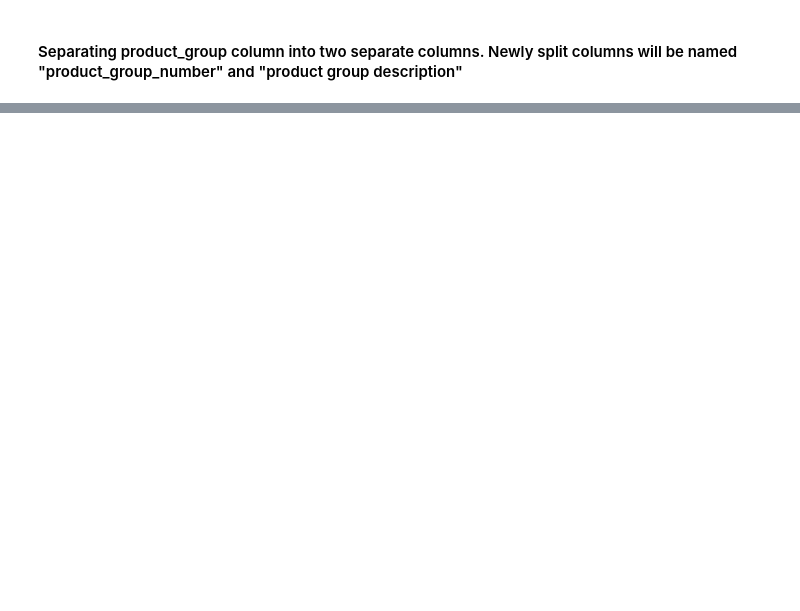
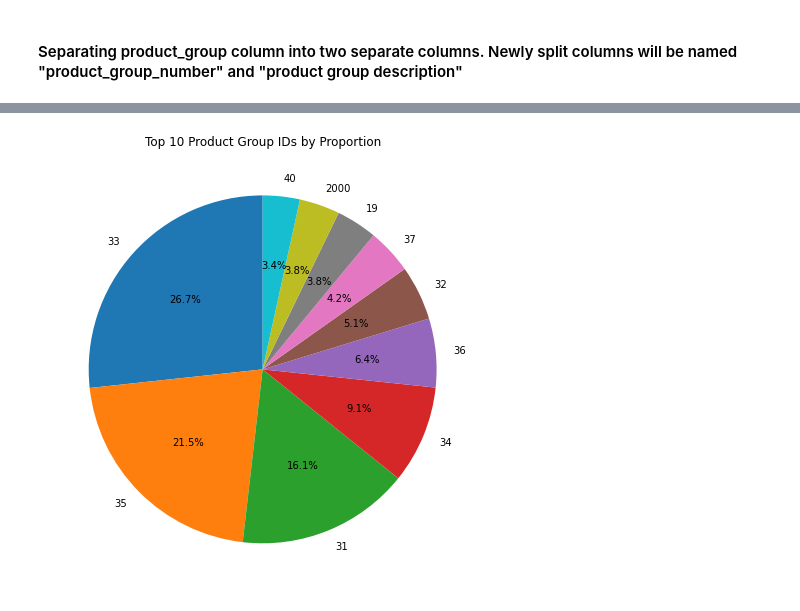
Before and after one commit to aleksandarkling/OBETAWarehousingAnalyticsProject, a Jupyter notebook: Step 1 - Preparing Data/product_data.ipynb, the cells around one changed output, grey strips where cells are left out. Drawn from its saved outputs; the diff is of its cells as text; code cells hidden in the pictures; blank space fills up the shorter version.

```diff
--- a/Step 1 - Preparing Data/product_data.ipynb
+++ b/Step 1 - Preparing Data/product_data.ipynb
@@ -213,0 +258,17 @@ r
+# %%
+import pandas as pd
+import matplotlib.pyplot as plt
+
+# Assuming df is your DataFrame
+# Get the top 10 most frequent product_group_id
+top_10_groups = df_nan['product_group_id'].value_counts().nlargest(10)
+
+# Create a pie chart for the top 10 product_group_id
+top_10_groups.plot(kind='pie', autopct='%1.1f%%', figsize=(8, 8), startangle=90)
+
+# Customize the pie chart
+plt.title('Top 10 Product Group IDs by Proportion')
+plt.ylabel('')  # Hide y-axis label
+plt.show()
+# %% [output]
+[figure, added]
```
Also changed, not shown: parts of 69 cells of this notebook.
